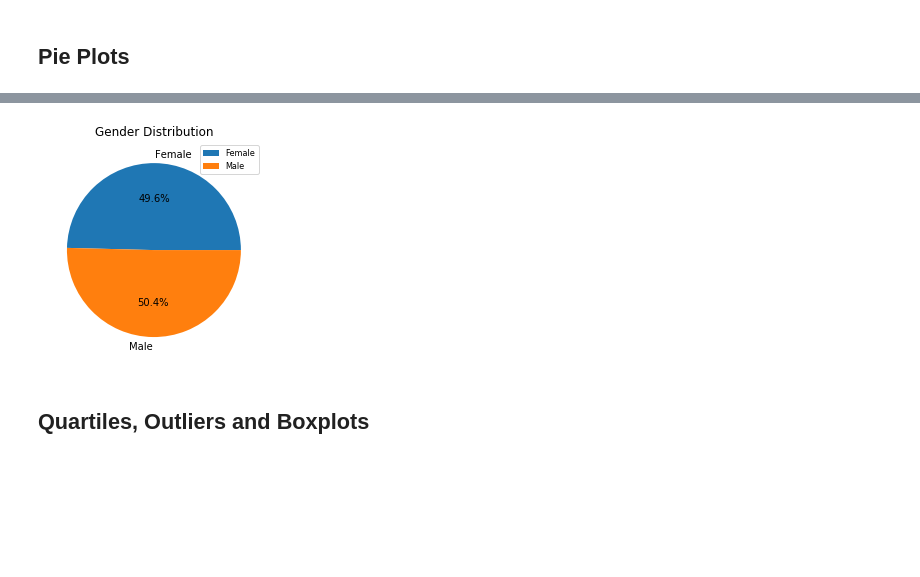
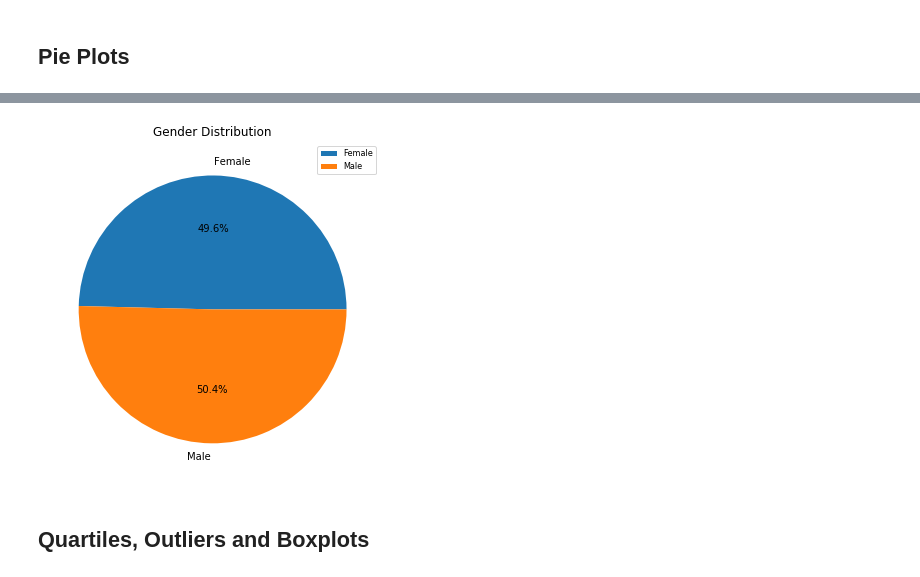
Before and after one commit to Sanjaye22/matplotlib-challenge, a Jupyter notebook: pymaceuticals_starter.ipynb, the cells around one changed output, grey strips where cells are left out. Saved outputs shown, nothing was run; the diff lists cells and outputs as text; code cells hidden in the pictures; blank space fills up the shorter version.

```diff
--- a/pymaceuticals_starter.ipynb
+++ b/pymaceuticals_starter.ipynb
@@ -201,16 +201,17 @@ array([<matplotlib.axes._subplots.AxesSubplot object at 0x...>],
 # %%
-# Generate a pie plot showing the distribution of female versus male mice using pyplot
+gender_count = mice_gender[0]
+fig1, ax1 = plt.subplots(figsize=(6, 8))
 
-plt.pie(mice_gender, labels=["Female", "Male"], autopct='%1.1f%%')
+plt.pie(gender_count, labels=["Female", "Male"], autopct="%1.1f%%")
 
 # Set a Title and labels
 plt.title("Gender Distribution")
 plt.legend(loc="upper right", prop={'size': 8})
 
 #save image
 plt.savefig("./images/pie_plyplot")
 # %% [output]
-[figure, old version]
+[figure, new version]
 # %% [markdown]
 ## Quartiles, Outliers and Boxplots
 # %%
```
Also changed, not shown: parts of 1 cell of this notebook, 2 other files.
